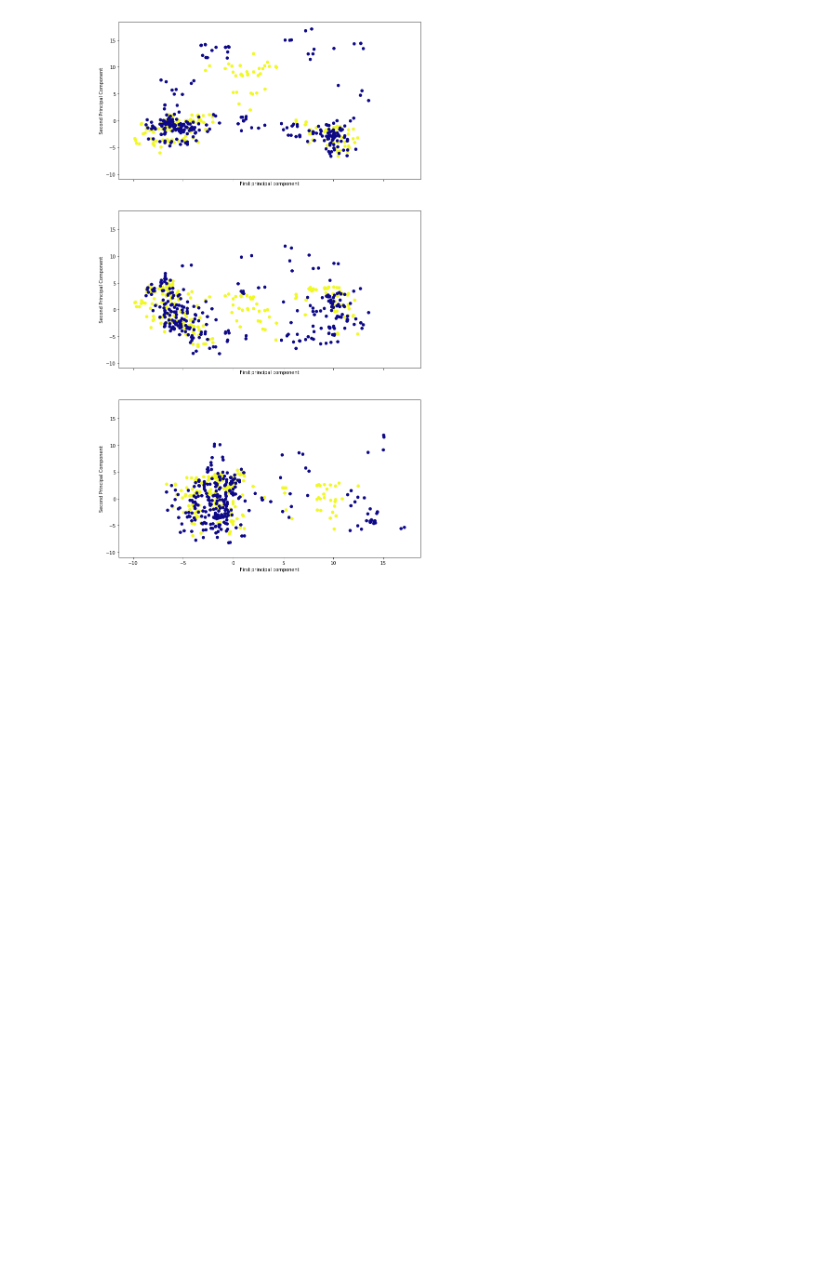
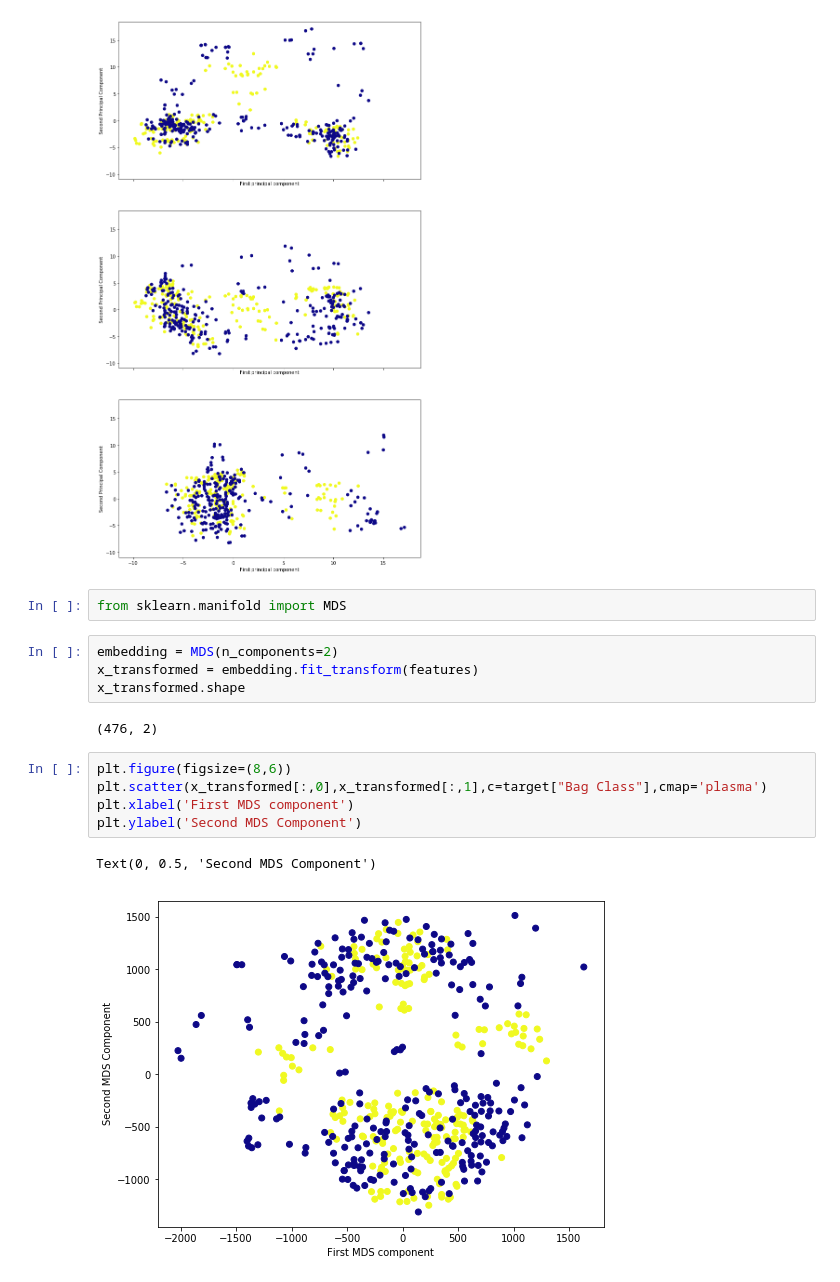
Before and after one commit to BU-IE-582/fall19-omarburk, a Jupyter notebook: IE582_HW2.ipynb, the cells around one changed output. Cells and saved outputs as stored; diff of their text form; blank space fills up the shorter version.

```diff
--- a/IE582_HW2.ipynb
+++ b/IE582_HW2.ipynb
@@ -80,3 +80,19 @@ plt.subplots_adjust(hspace=0.2, top=4, bottom=0, left=0, right=1.5)
 # %% [output]
 <Figure size 576x432 with 0 Axes>
 [figure]
+# %%
+from sklearn.manifold import MDS
+# %%
+embedding = MDS(n_components=2)
+x_transformed = embedding.fit_transform(features)
+x_transformed.shape
+# %% [output]
+(476, 2)
+# %%
+plt.figure(figsize=(8,6))
+plt.scatter(x_transformed[:,0],x_transformed[:,1],c=target["Bag Class"],cmap='plasma')
+plt.xlabel('First MDS component')
+plt.ylabel('Second MDS Component')
+# %% [output]
+Text(0, 0.5, 'Second MDS Component')
+[figure, added]
```
